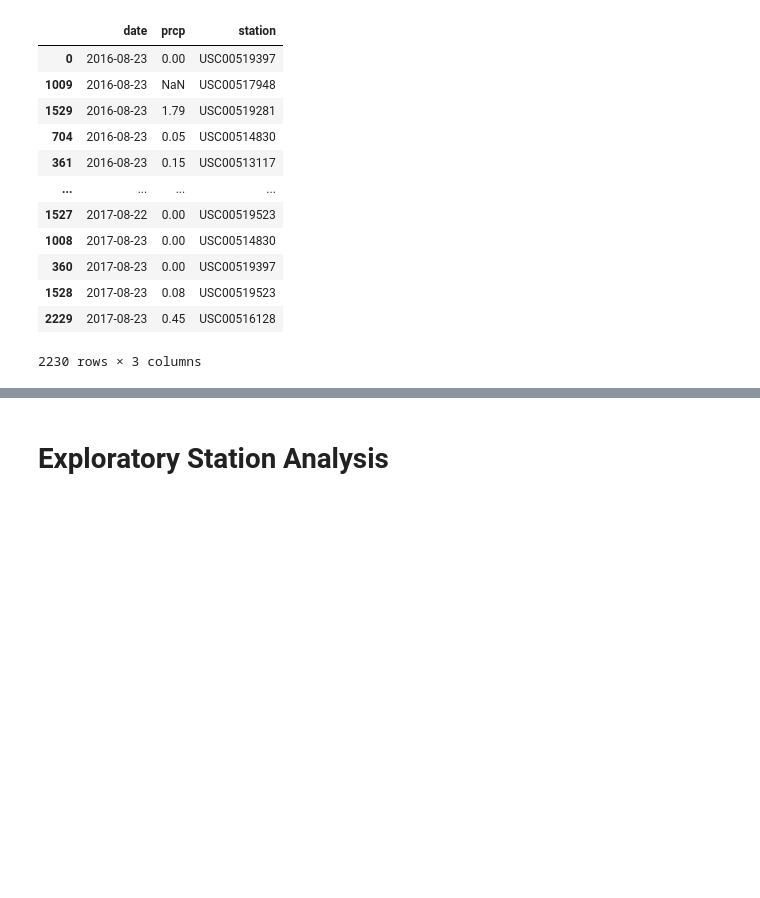
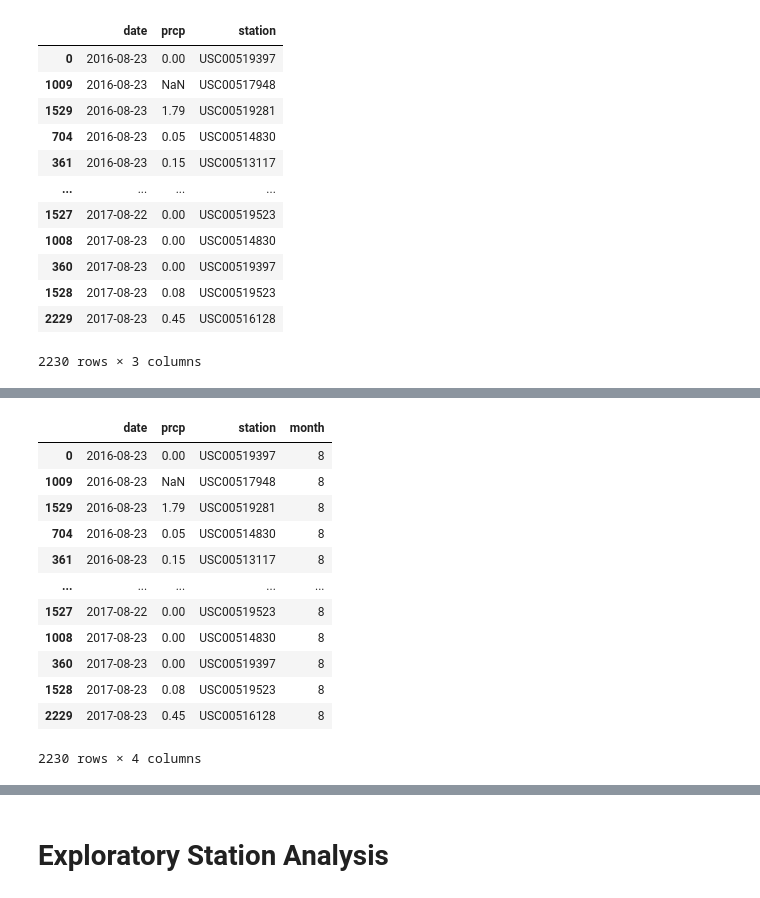
Before and after one commit to njmorr/sqlalchemy-challenge, a Jupyter notebook: climate_starter.ipynb, the cells around one changed output, grey strips where cells are left out. Cells and saved outputs as stored; diff of their text form; code cells hidden in the pictures; blank space fills up the shorter version.

```diff
--- a/climate_starter.ipynb
+++ b/climate_starter.ipynb
@@ -120,0 +131,19 @@ precip_df
+# %%
+precip_df["date"] = pd.to_datetime(precip_df["date"])
+precip_df["month"] = pd.DatetimeIndex(precip_df["date"]).month
+
+precip_df#.dtypes
+# %% [output]
+|  | date | prcp | station | month |
+| 0 | 2016-08-23 | 0.00 | USC00519397 | 8 |
+| 1009 | 2016-08-23 | NaN | USC00517948 | 8 |
+| 1529 | 2016-08-23 | 1.79 | USC00519281 | 8 |
+| 704 | 2016-08-23 | 0.05 | USC00514830 | 8 |
+| 361 | 2016-08-23 | 0.15 | USC00513117 | 8 |
+| ... | ... | ... | ... | ... |
+| 1527 | 2017-08-22 | 0.00 | USC00519523 | 8 |
+| 1008 | 2017-08-23 | 0.00 | USC00514830 | 8 |
+| 360 | 2017-08-23 | 0.00 | USC00519397 | 8 |
+| 1528 | 2017-08-23 | 0.08 | USC00519523 | 8 |
+| 2229 | 2017-08-23 | 0.45 | USC00516128 | 8 |
+2230 rows × 4 columns
```
Also changed, not shown: parts of 8 cells of this notebook.
